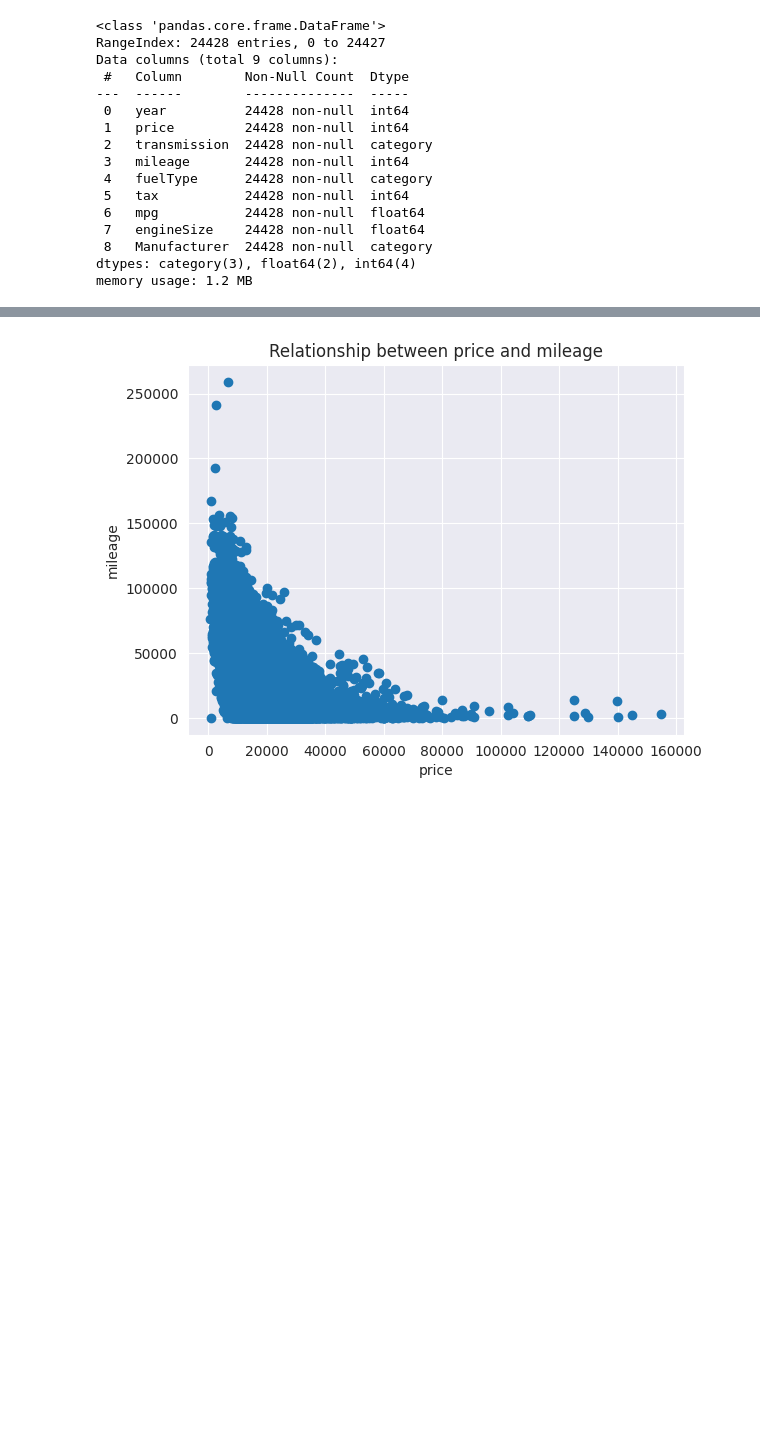
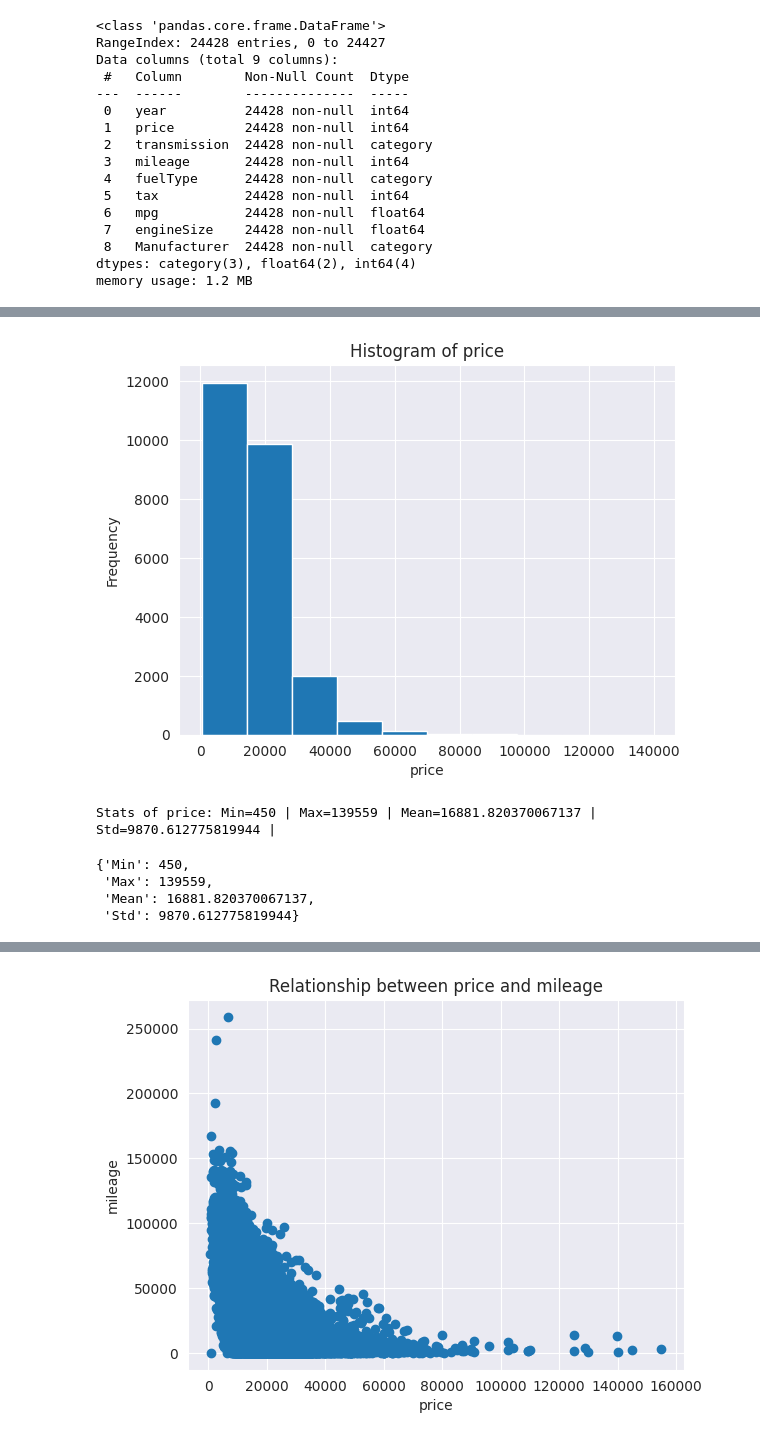
Before and after one commit to Gpascual11/P3_Gerard_Pascual, a Jupyter notebook: P3_NeuralNetworks.ipynb, the cells around one changed output, grey strips where cells are left out. Drawn from its saved outputs; the diff is of its cells as text; code cells hidden in the pictures; blank space fills up the shorter version.

```diff
--- a/P3_NeuralNetworks.ipynb
+++ b/P3_NeuralNetworks.ipynb
@@ -404,0 +455,10 @@ Comentari
+# %%
+feature_histogram(df, "price")
+feature_stats(df, "price")
+# %% [output]
+[figure, added]
+Stats of price: Min=450 | Max=139559 | Mean=16881.820370067137 | Std=9870.612775819944 |
+{'Min': 450,
+ 'Max': 139559,
+ 'Mean': 16881.820370067137,
+ 'Std': 9870.612775819944}
```
Also changed, not shown: parts of 20 cells of this notebook.
